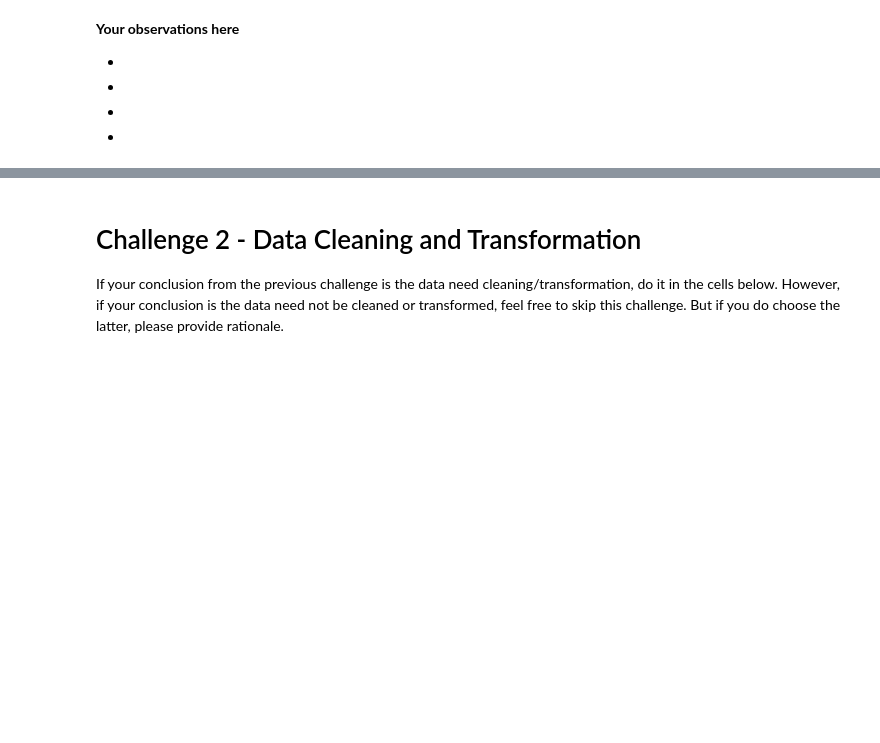
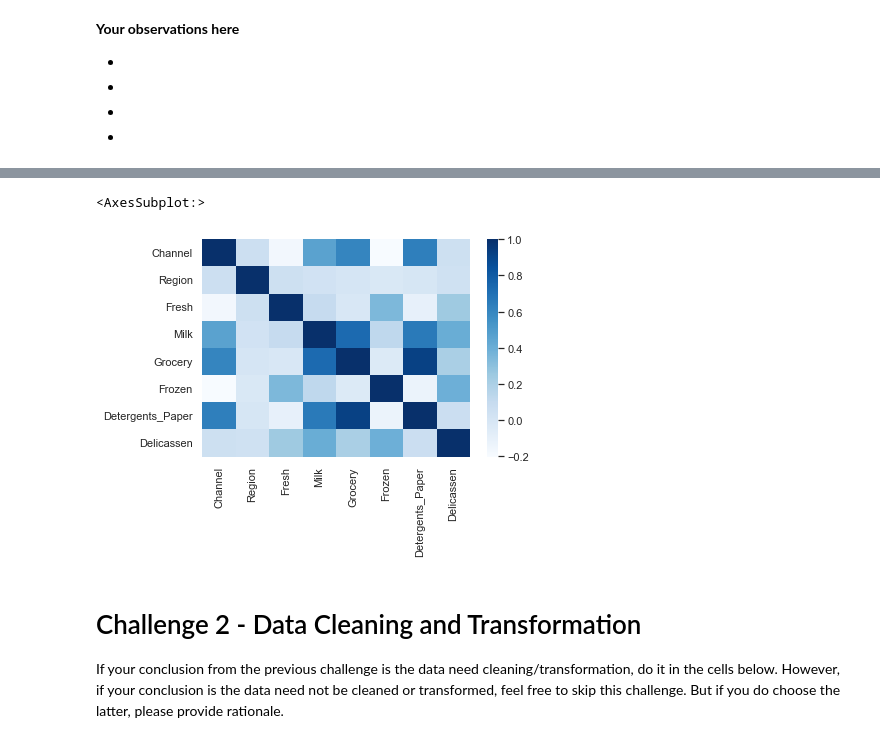
Before and after one commit to Ironhack-Data-Madrid-Mayo-2022/7.4-lab-unsupervised-learning, a Jupyter notebook: your-code/main.ipynb, the cells around one changed output, grey strips where cells are left out. Drawn from its saved outputs; the diff is of its cells as text; code cells hidden in the pictures; blank space fills up the shorter version.

```diff
--- a/your-code/main.ipynb
+++ b/your-code/main.ipynb
@@ -64,3 +138,9 @@ customers.columns   # se observan las columnas
+# %%
+
+sns.heatmap(customers.corr(), cmap = 'Blues'),
+# %% [output]
+<AxesSubplot:>
+[figure, added]
 # %% [markdown]
 # Challenge 2 - Data Cleaning and Transformation
 
```
Also changed, not shown: parts of 36 cells of this notebook, 3 other files.
